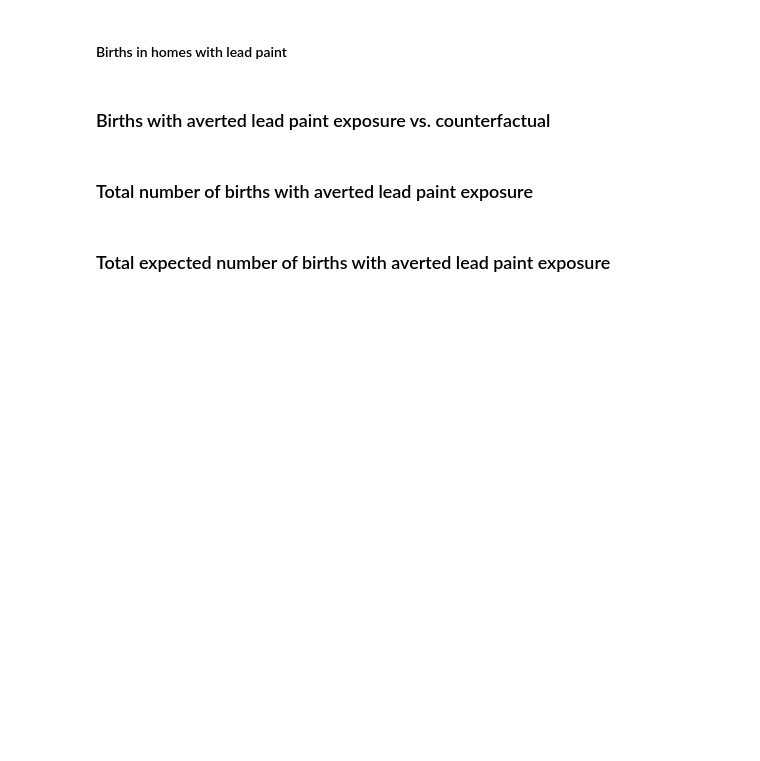
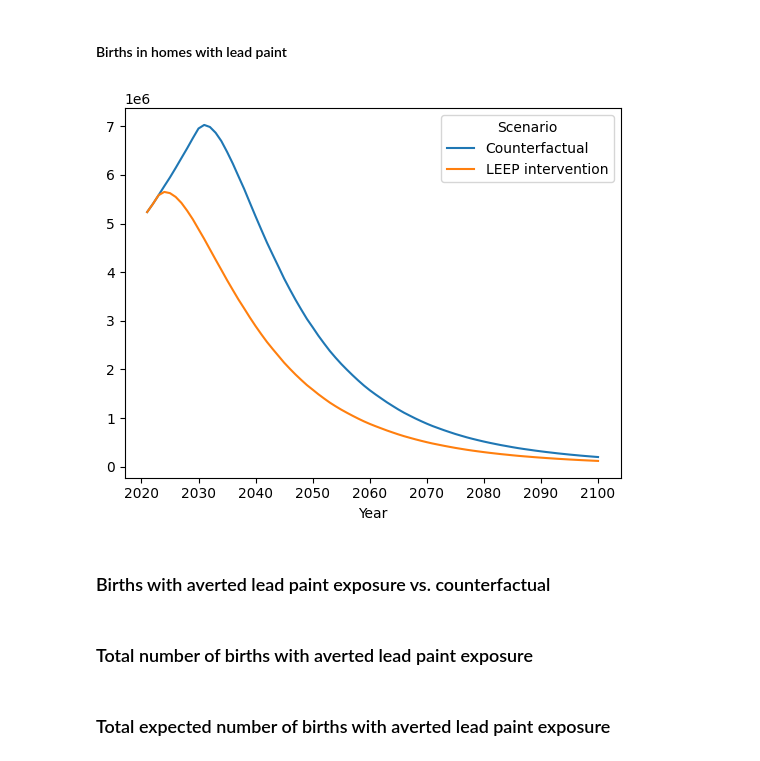
Before and after one commit to ordinaryevidence/leep-cea-2024, a Jupyter notebook: main.ipynb, the cells around one changed output. Drawn from its saved outputs; the diff is of its cells as text; code cells hidden in the pictures; blank space fills up the shorter version.

```diff
--- a/main.ipynb
+++ b/main.ipynb
@@ -321,6 +326,11 @@ pct_of_total_homes_with_lead_paint = number_of_homes_with_lead_paint/number_of_h
 #### Births in homes with lead paint
 # %%
 births_in_homes_with_lead_paint_counterfactual = pct_of_total_homes_with_lead_paint*births
+# %%
+_ = births_in_homes_with_lead_paint_counterfactual.sum(axis=1).groupby(
+    ["Scenario", "Year"]).mean().unstack("Scenario").plot()
+# %% [output]
+[figure, added]
 # %% [markdown]
 ### Births with averted lead paint exposure vs. counterfactual
 # %%
```
Also changed, not shown: parts of 19 cells of this notebook.
